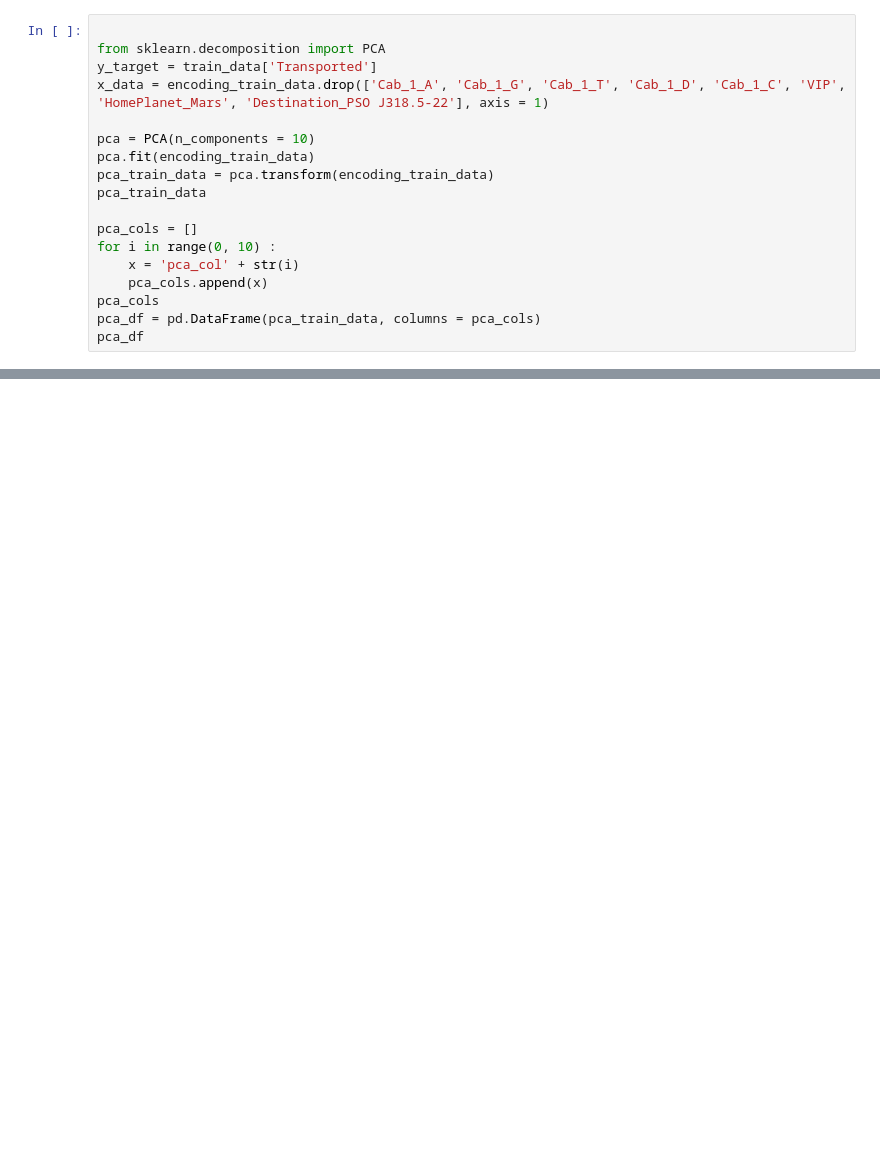
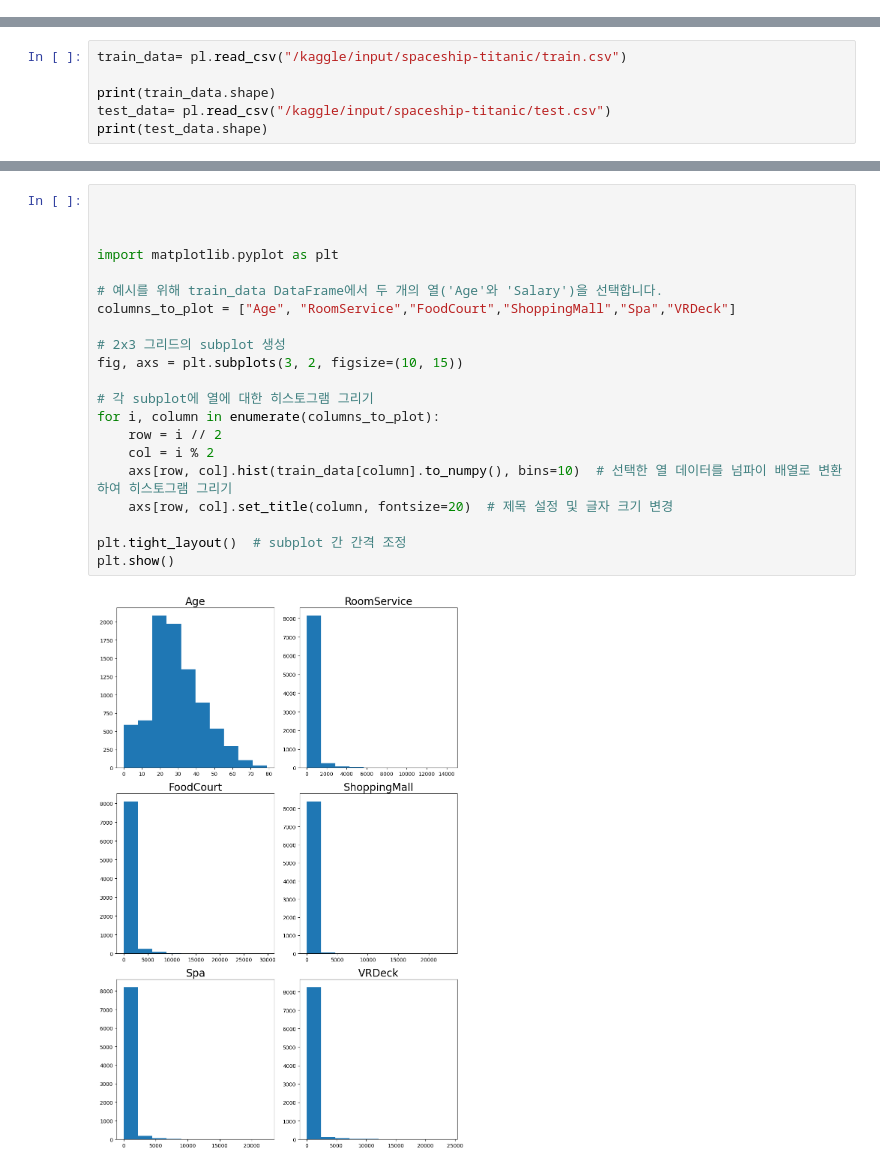
Before and after one commit to kyunghyunHan/kaggle, a Jupyter notebook: spaceship-titanic.ipynb, the cells around one changed output, grey strips where cells are left out. Saved outputs shown, nothing was run; the diff lists cells and outputs as text; blank space fills up the shorter version.

Commit message:
Kaggle Notebook | spaceship_titanic | Version 7

```diff
--- a/spaceship-titanic.ipynb
+++ b/spaceship-titanic.ipynb
@@ -282,18 +25,0 @@ plt.show()
-# %%
-
-from sklearn.decomposition import PCA
-y_target = train_data['Transported']
-x_data = encoding_train_data.drop(['Cab_1_A', 'Cab_1_G', 'Cab_1_T', 'Cab_1_D', 'Cab_1_C', 'VIP', 'HomePlanet_Mars', 'Destination_PSO J318.5-22'], axis = 1)
-
-pca = PCA(n_components = 10)
-pca.fit(encoding_train_data)
-pca_train_data = pca.transform(encoding_train_data)
-pca_train_data
-
-pca_cols = []
-for i in range(0, 10) :
-    x = 'pca_col' + str(i)
-    pca_cols.append(x)
-pca_cols
-pca_df = pd.DataFrame(pca_train_data, columns = pca_cols)
-pca_df
@@ -318,0 +26,6 @@ x_train, x_test, y_train, y_test = train_test_split(pca_df, y_target, test_size
+# %%
+train_data= pl.read_csv("/kaggle/input/spaceship-titanic/train.csv")
+
+print(train_data.shape)
+test_data= pl.read_csv("/kaggle/input/spaceship-titanic/test.csv")
+print(test_data.shape)
@@ -318,0 +72,23 @@ x_train, x_test, y_train, y_test = train_test_split(pca_df, y_target, test_size
+# %%
+
+
+
+import matplotlib.pyplot as plt
+
+# 예시를 위해 train_data DataFrame에서 두 개의 열('Age'와 'Salary')을 선택합니다.
+columns_to_plot = ["Age", "RoomService","FoodCourt","ShoppingMall","Spa","VRDeck"]
+
+# 2x3 그리드의 subplot 생성
+fig, axs = plt.subplots(3, 2, figsize=(10, 15))
+
+# 각 subplot에 열에 대한 히스토그램 그리기
+for i, column in enumerate(columns_to_plot):
+    row = i // 2
+    col = i % 2
+    axs[row, col].hist(train_data[column].to_numpy(), bins=10)  # 선택한 열 데이터를 넘파이 배열로 변환하여 히스토그램 그리기
+    axs[row, col].set_title(column, fontsize=20)  # 제목 설정 및 글자 크기 변경
+
+plt.tight_layout()  # subplot 간 간격 조정
+plt.show()
+# %% [output]
+[figure, added]
```
Also changed, not shown: parts of 32 cells of this notebook.
